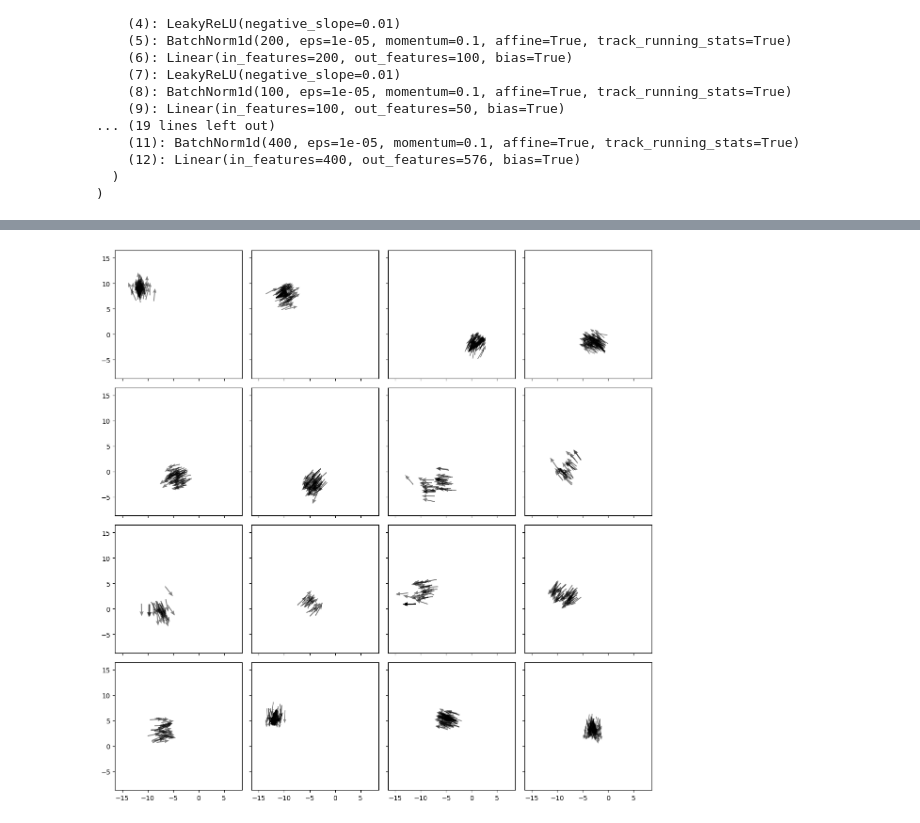
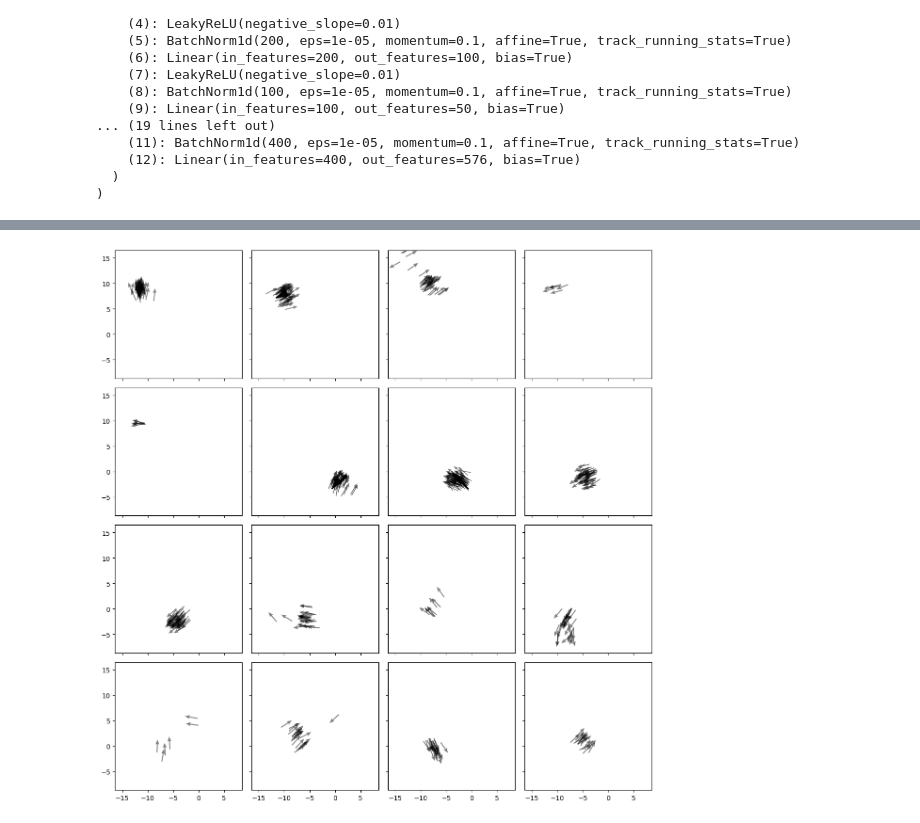
Before and after one commit to yyhhoi/HippoSLAM, a Jupyter notebook: controllers/hipposlam/CVAE_offline_state_specificity.ipynb, the cells around one changed output, grey strips where cells are left out. Drawn from its saved outputs; the diff is of its cells as text; code cells hidden in the pictures.

```diff
--- a/controllers/hipposlam/CVAE_offline_state_specificity.ipynb
+++ b/controllers/hipposlam/CVAE_offline_state_specificity.ipynb
@@ -159,32 +170,33 @@ for sid_each in unique_sids:
     plt.close(fig)
 # %%
 
-excluded_list = [2, 3, 4, 11, 12, 13, 16, 19, 20, 21, 32, 33, 36, 48, 56]
+# excluded_list = [2, 3, 4, 11, 12, 13, 16, 19, 20, 21, 32, 33, 36, 48, 56]
+excluded_list = []
 
 fig, ax = plt.subplots(4, 4, figsize=(12, 12), sharex=True, sharey=True)
 ax = ax.ravel()
 i = 0
 axi = 0
 while axi < 16:
     sid_each = unique_sids[i]
     if sid_each in excluded_list:
         i += 1
         continue
     mask = sid == sid_each
     xplot = x[mask]
     yplot = y[mask]
     aplot = a[mask]
     ax[axi].quiver(xplot, yplot, np.cos(aplot) * r, np.sin(aplot) * r, scale=20, headwidth=4, headlength=5, minshaft=1, alpha=0.5)
     ax[axi].set_xlim(xmin- 0.5, xmax + 0.5)
     ax[axi].set_ylim(ymin- 0.5, ymax + 0.5)
 
     # ax[axi].set_title(sid_each)
 
     i += 1
     axi += 1
 
 fig.tight_layout()
 fig.savefig(join(save_dir, 'StateOverview.png'), dpi=300)
 # plt.close(fig)
 # %% [output]
-[figure, old version]
+[figure, new version]
```
Also changed, not shown: parts of 4 cells of this notebook, 6 other files.
